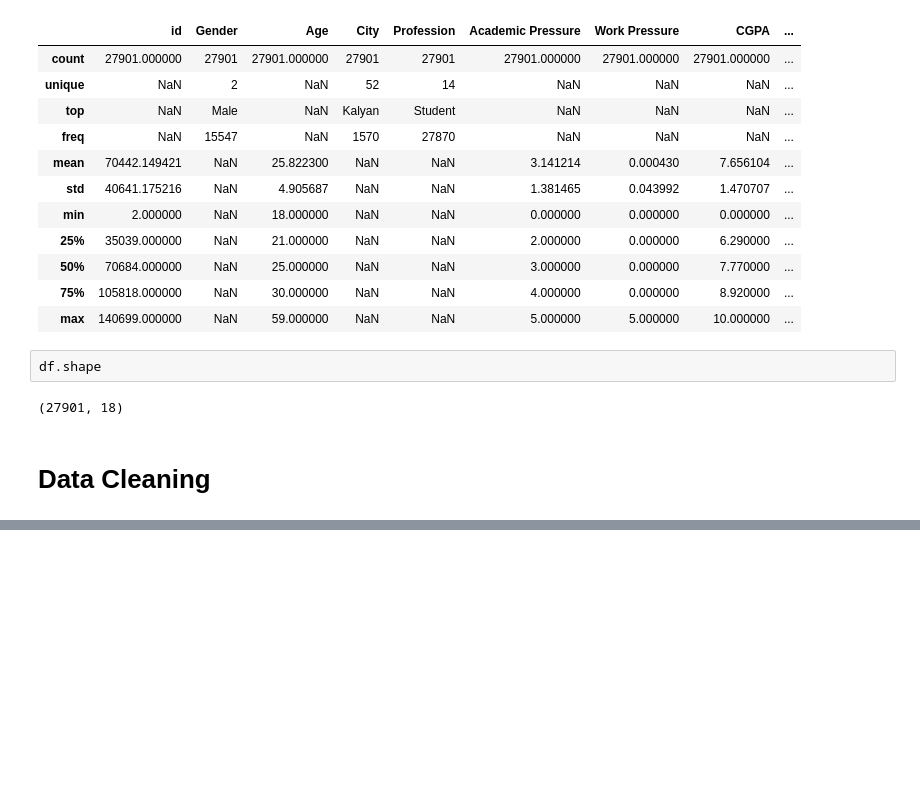
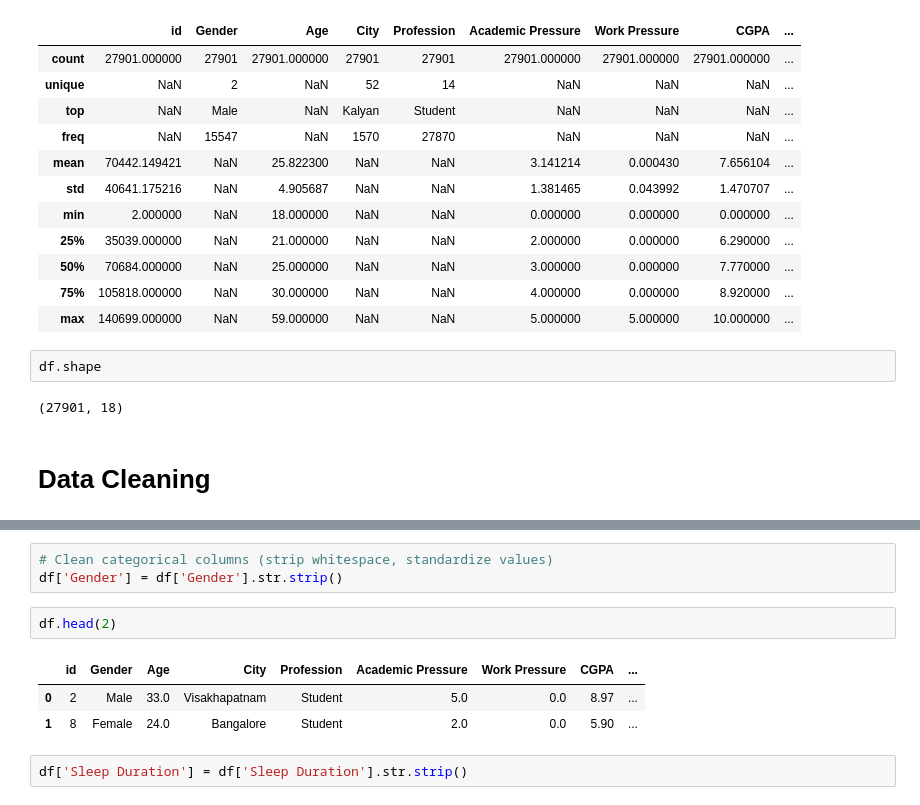
Before and after one commit to arshadziban/Data-Analysis-With-Python, a Jupyter notebook: StudentMind Insights/StudentMind_Insights.ipynb, the cells around one changed output, grey strips where cells are left out. Cells and saved outputs as stored; diff of their text form; blank space fills up the shorter version.

```diff
--- a/StudentMind Insights/StudentMind_Insights.ipynb
+++ b/StudentMind Insights/StudentMind_Insights.ipynb
@@ -82,0 +105,11 @@ df.shape
+# %%
+# Clean categorical columns (strip whitespace, standardize values)
+df['Gender'] = df['Gender'].str.strip()
+# %%
+df.head(2)
+# %% [output]
+|  | id | Gender | Age | City | Profession | Academic Pressure | Work Pressure | CGPA | ... |
+| 0 | 2 | Male | 33.0 | Visakhapatnam | Student | 5.0 | 0.0 | 8.97 | ... |
+| 1 | 8 | Female | 24.0 | Bangalore | Student | 2.0 | 0.0 | 5.90 | ... |
+# %%
+df['Sleep Duration'] = df['Sleep Duration'].str.strip()
```
Also changed, not shown: parts of 4 cells of this notebook.
